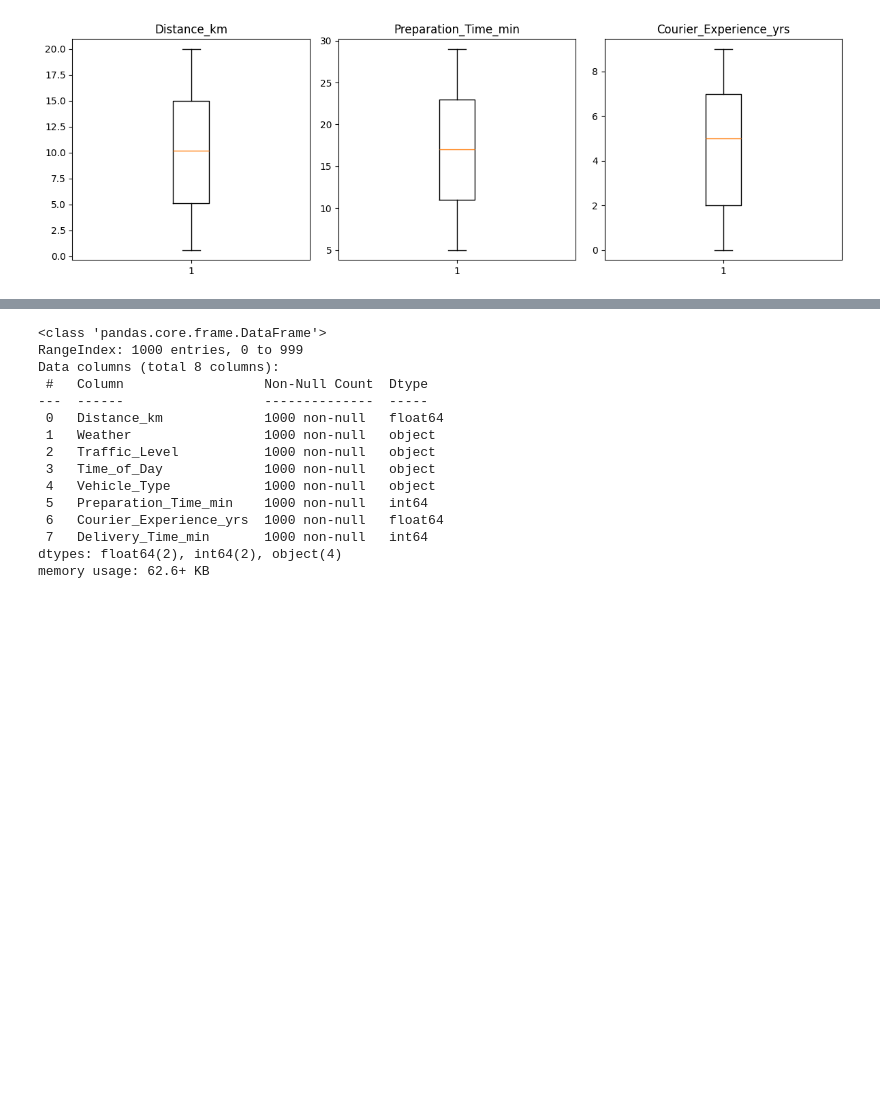
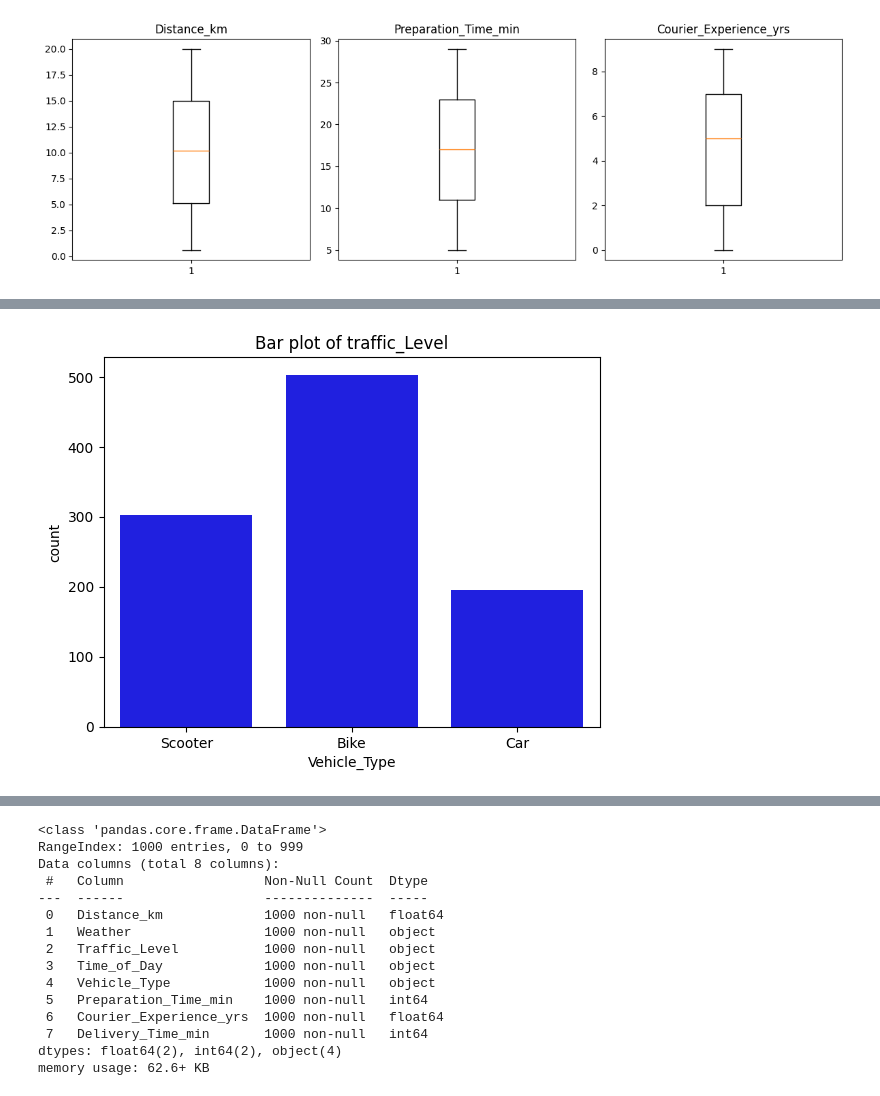
Before and after one commit to ajayerumalla1/Food-Delivery-Time-Estimation, a Jupyter notebook: Regression_Project_ML_12_11.ipynb, the cells around one changed output, grey strips where cells are left out. Cells and saved outputs as stored; diff of their text form; code cells hidden in the pictures; blank space fills up the shorter version.

```diff
--- a/Regression_Project_ML_12_11.ipynb
+++ b/Regression_Project_ML_12_11.ipynb
@@ -130,0 +176,7 @@ df = df.drop(columns=['Order_ID'])
+# %%
+# iv. Vehicle_Type
+sns.countplot(x= df['Vehicle_Type'], color='blue')
+plt.title("Bar plot of traffic_Level")
+plt.show()
+# %% [output]
+[figure, added]
```
Also changed, not shown: parts of 27 cells of this notebook.
